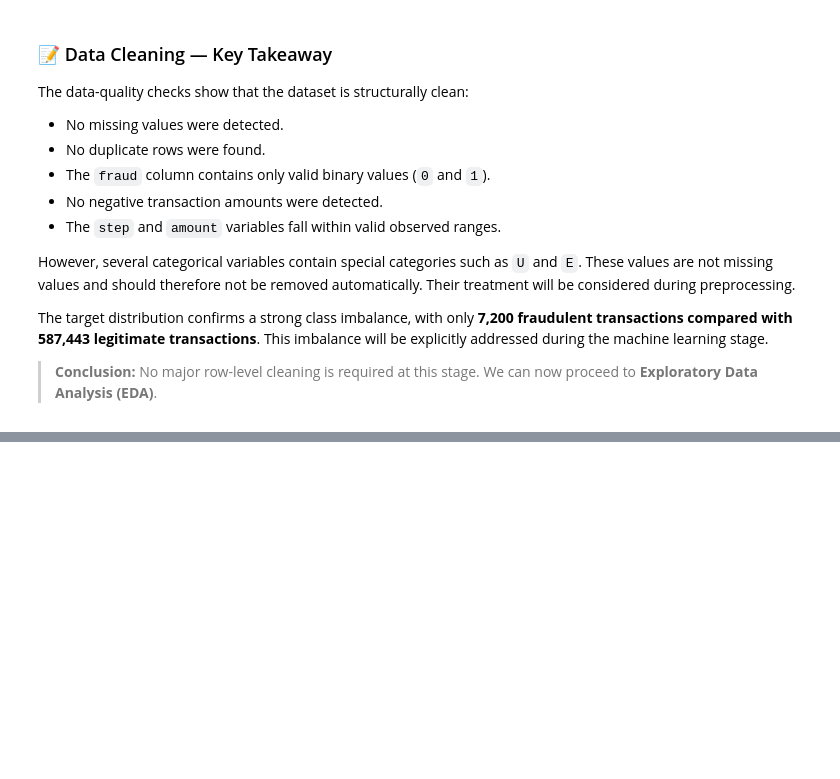
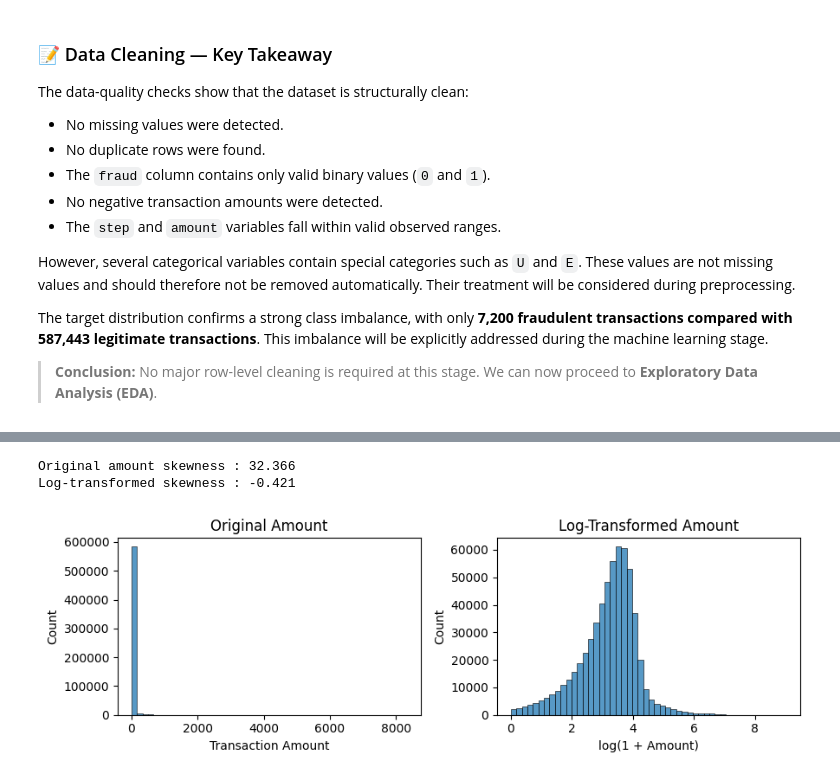
Before and after one commit to niharika-1806/Financial-Fraud-Detection, a Jupyter notebook: Project.ipynb, the cells around one changed output, grey strips where cells are left out. Cells and saved outputs as stored; diff of their text form; code cells hidden in the pictures; blank space fills up the shorter version.

```diff
--- a/Project.ipynb
+++ b/Project.ipynb
@@ -263,0 +385,33 @@ The target distribution confirms a strong class imbalance, with only **7,200 fra
+# %%
+# Calculate skewness before and after log transformation
+original_skewness = df["amount"].skew()
+log_skewness = np.log1p(df["amount"]).skew()
+
+print(f"Original amount skewness : {original_skewness:.3f}")
+print(f"Log-transformed skewness : {log_skewness:.3f}")
+# %% [output]
+Original amount skewness : 32.366
+Log-transformed skewness : -0.421
+# %%
+fig, axes = plt.subplots(1, 2, figsize=(9, 3))
+
+sns.histplot(
+    df["amount"],
+    bins=50,
+    ax=axes[0]
+)
+axes[0].set_title("Original Amount")
+axes[0].set_xlabel("Transaction Amount")
+
+sns.histplot(
+    np.log1p(df["amount"]),
+    bins=50,
+    ax=axes[1]
+)
+axes[1].set_title("Log-Transformed Amount")
+axes[1].set_xlabel("log(1 + Amount)")
+
+plt.tight_layout()
+plt.show()
+# %% [output]
+[figure, added]
```
Also changed, not shown: parts of 52 cells of this notebook.
